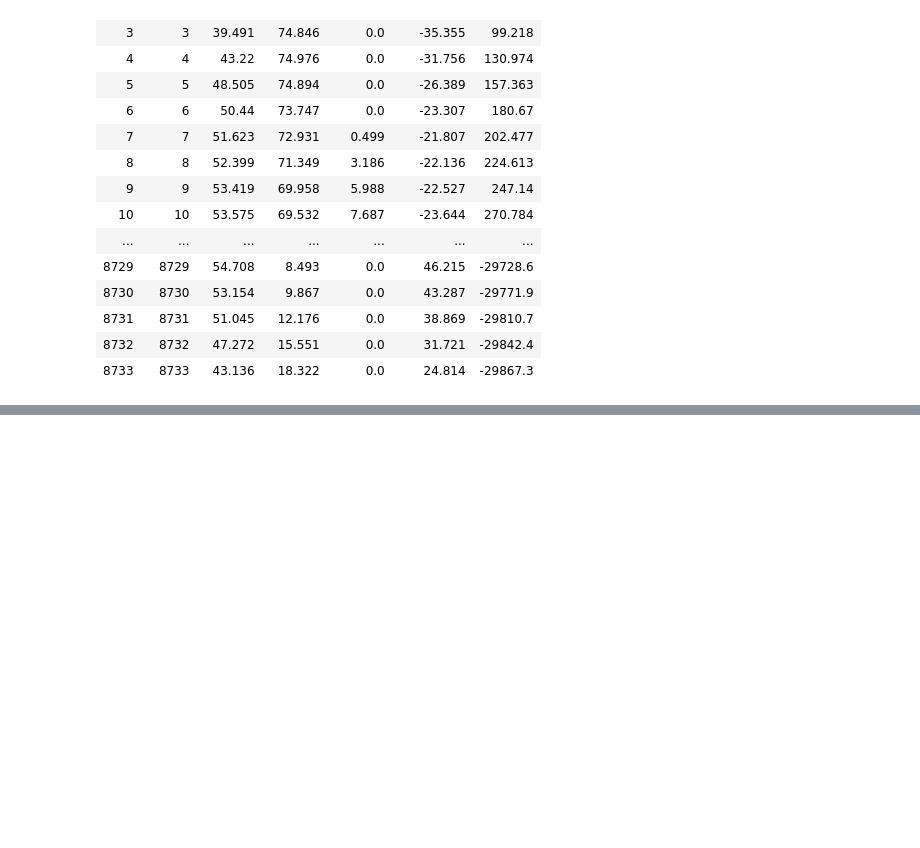
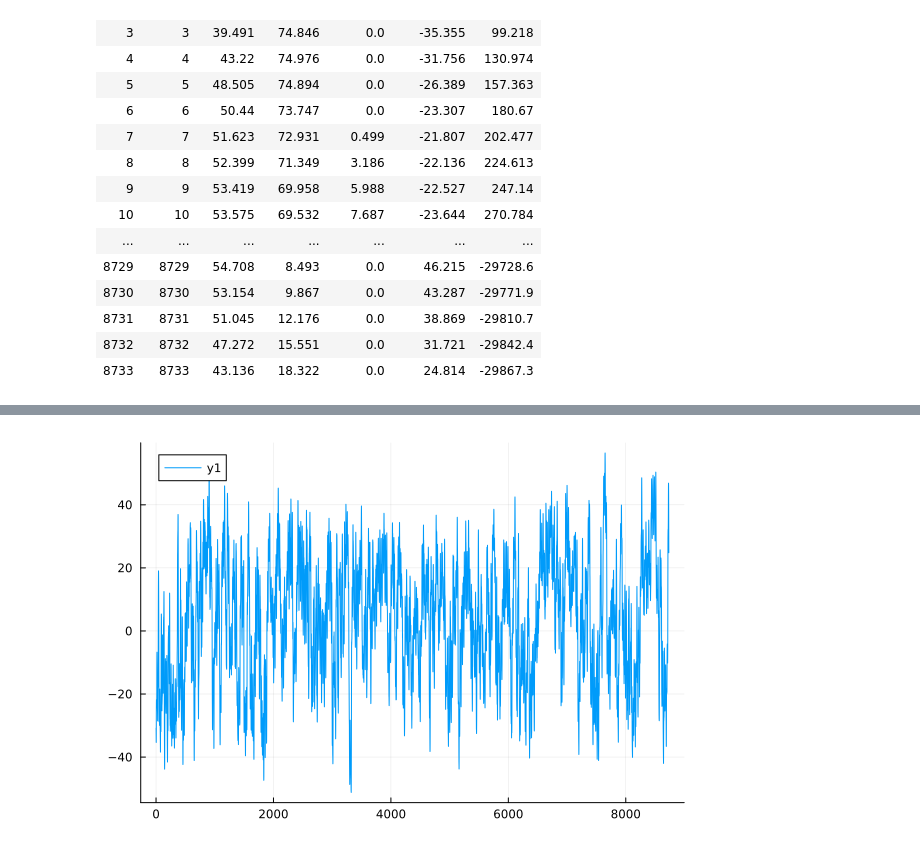
Before and after one commit to GraemeHawker/residual_storage, a Jupyter notebook: single_store.ipynb, the cells around one changed output, grey strips where cells are left out. Drawn from its saved outputs; the diff is of its cells as text; code cells hidden in the pictures; blank space fills up the shorter version.

Commit message:
lots of data hacking

```diff
--- a/single_store.ipynb
+++ b/single_store.ipynb
@@ -8,6 +10,7 @@ using CSV
 # %%
 # import timeseries data
-DataFrame(CSV.File("2030_residual_demand_ts.csv"))
+antares_df = DataFrame(CSV.File("2030_residual_demand_ts.csv"))
+antares_df
 # %% [output]
 8733×6 DataFrame
 8708 rows omitted
@@ -29,3 +32,6 @@ DataFrame(CSV.File("2030_residual_demand_ts.csv"))
 | 8731 | 8731 | 51.045 | 12.176 | 0.0 | 38.869 | -29810.7 |
 | 8732 | 8732 | 47.272 | 15.551 | 0.0 | 31.721 | -29842.4 |
 | 8733 | 8733 | 43.136 | 18.322 | 0.0 | 24.814 | -29867.3 |
+# %%
+antares_df[!, :residual_2] = antares_df[!, :LOAD] - antares_df[!, :WIND] - antares_df[!, :SOLAR]
+antares_df
@@ -31,0 +70,4 @@ DataFrame(CSV.File("2030_residual_demand_ts.csv"))
+# %%
+plot(antares_df[!, :residual_2])
+# %% [output]
+[figure, added]
```
Also changed, not shown: parts of 11 cells of this notebook.
